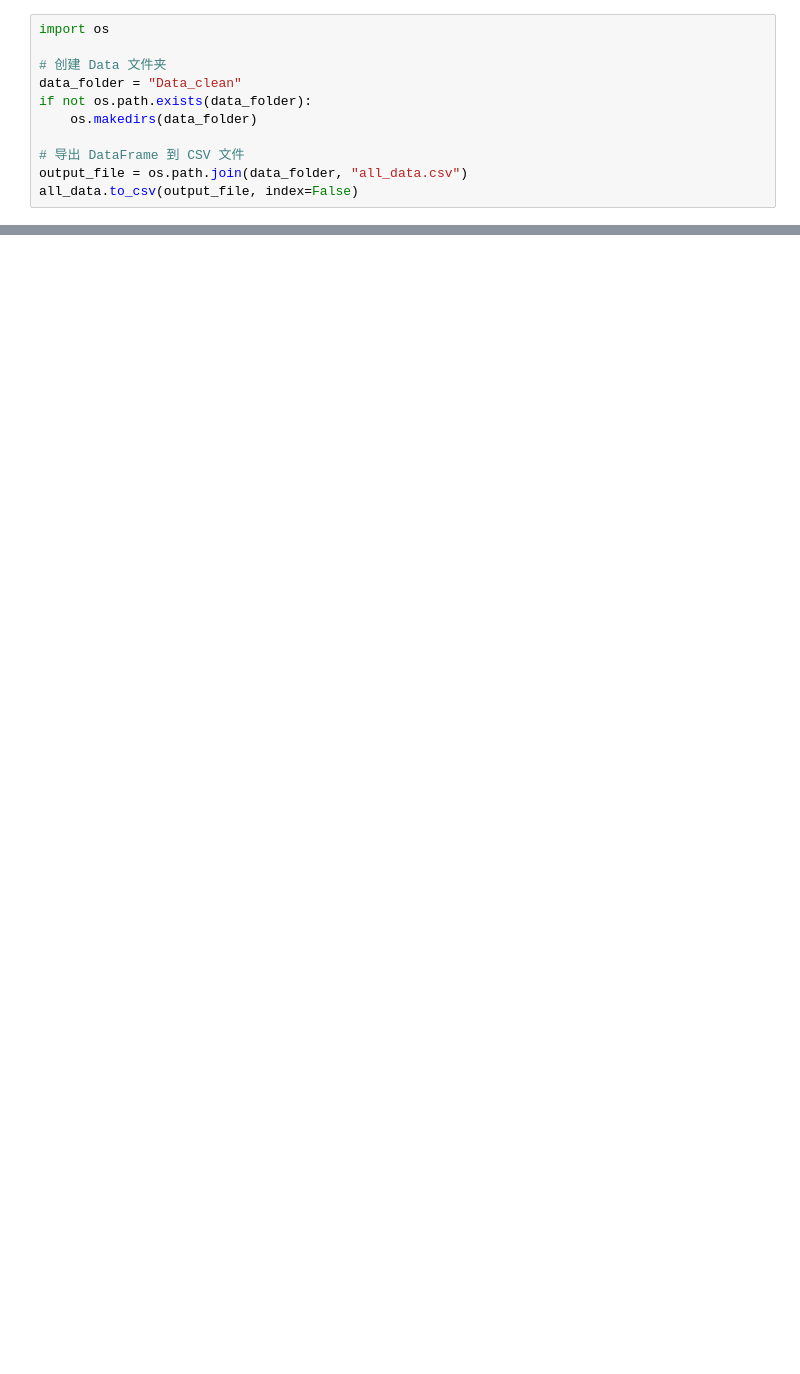
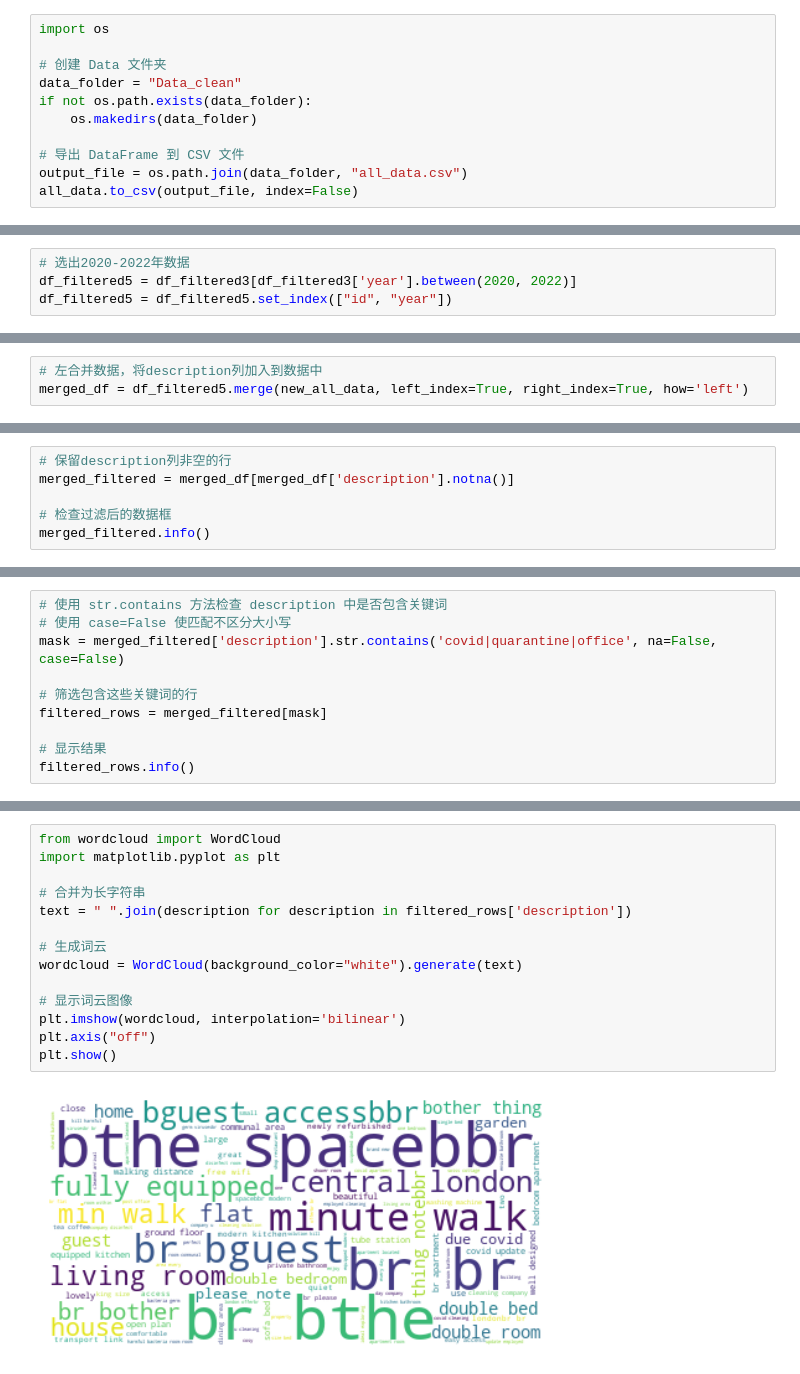
Before and after one commit to gordenleee/FSDS_Group_Work, a Jupyter notebook: Group_Assignment.ipynb, the cells around one changed output, grey strips where cells are left out. Drawn from its saved outputs; the diff is of its cells as text; blank space fills up the shorter version.

```diff
--- a/Group_Assignment.ipynb
+++ b/Group_Assignment.ipynb
@@ -379,0 +755,4 @@ all_data.to_csv(output_file, index=False)
+# %%
+# 选出2020-2022年数据
+df_filtered5 = df_filtered3[df_filtered3['year'].between(2020, 2022)]
+df_filtered5 = df_filtered5.set_index(["id", "year"])
@@ -379,0 +829,3 @@ all_data.to_csv(output_file, index=False)
+# %%
+# 左合并数据，将description列加入到数据中
+merged_df = df_filtered5.merge(new_all_data, left_index=True, right_index=True, how='left')
@@ -379,0 +852,6 @@ all_data.to_csv(output_file, index=False)
+# %%
+# 保留description列非空的行
+merged_filtered = merged_df[merged_df['description'].notna()]
+
+# 检查过滤后的数据框
+merged_filtered.info()
@@ -379,0 +917,10 @@ all_data.to_csv(output_file, index=False)
+# %%
+# 使用 str.contains 方法检查 description 中是否包含关键词
+# 使用 case=False 使匹配不区分大小写
+mask = merged_filtered['description'].str.contains('covid|quarantine|office', na=False, case=False)
+
+# 筛选包含这些关键词的行
+filtered_rows = merged_filtered[mask]
+
+# 显示结果
+filtered_rows.info()
@@ -379,0 +945,16 @@ all_data.to_csv(output_file, index=False)
+# %%
+from wordcloud import WordCloud
+import matplotlib.pyplot as plt
+
+# 合并为长字符串
+text = " ".join(description for description in filtered_rows['description'])
+
+# 生成词云
+wordcloud = WordCloud(background_color="white").generate(text)
+
+# 显示词云图像
+plt.imshow(wordcloud, interpolation='bilinear')
+plt.axis("off")
+plt.show()
+# %% [output]
+[figure, added]
```
Also changed, not shown: parts of 49 cells of this notebook.
